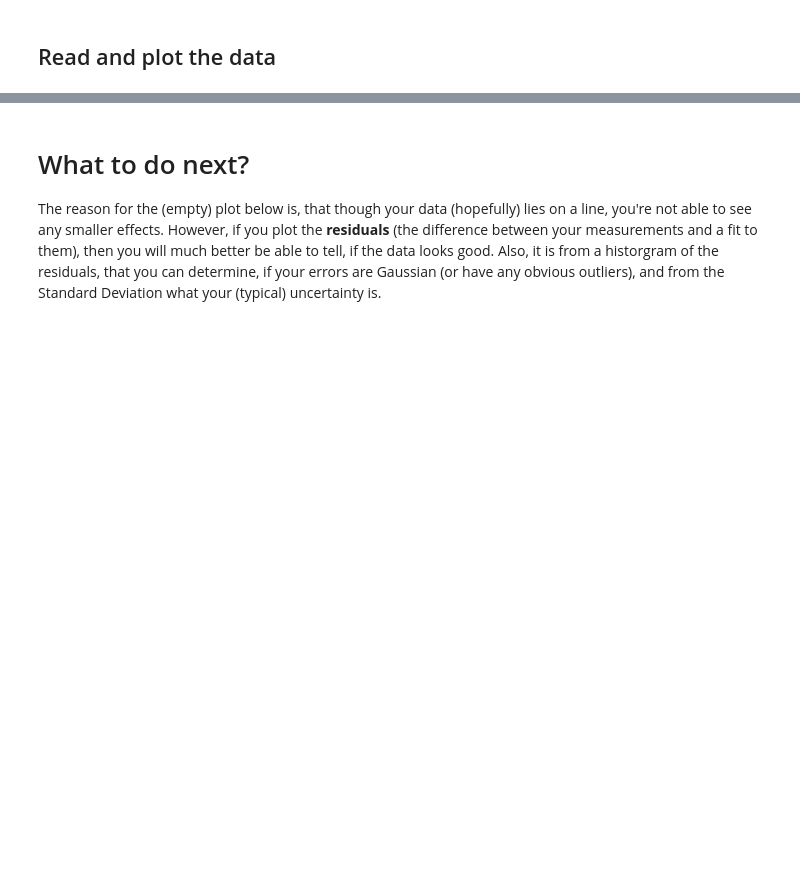
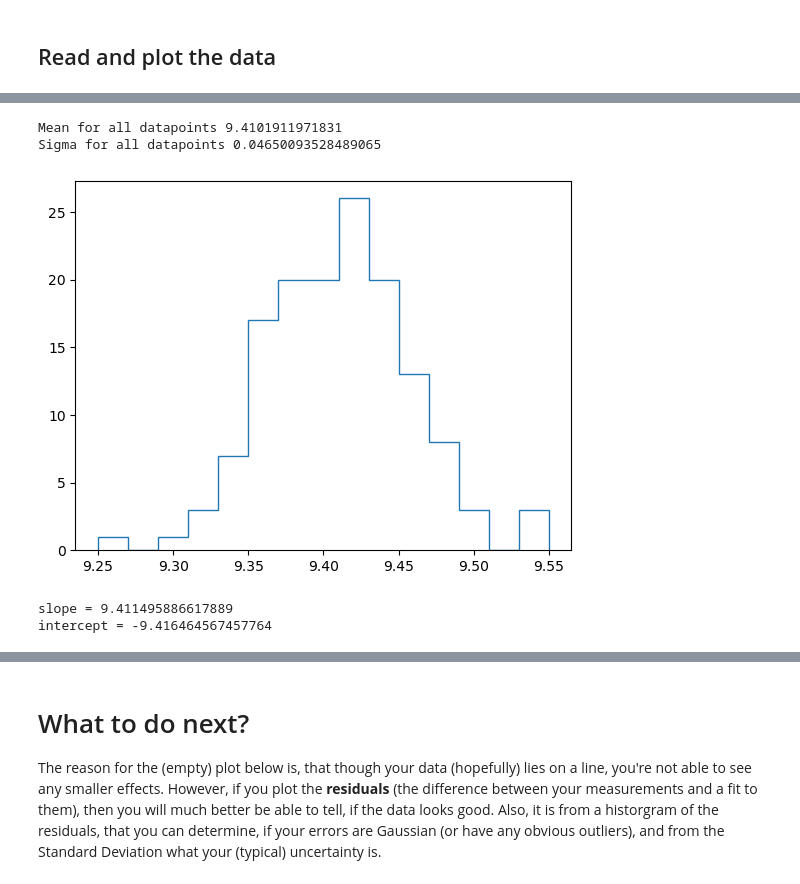
Before and after one commit to NikolajMunkKjaersgaard/Appstat-project, a Jupyter notebook: Project/Pendulum/pendulum_Sofie.ipynb, the cells around one changed output, grey strips where cells are left out. Saved outputs shown, nothing was run; the diff lists cells and outputs as text; code cells hidden in the pictures; blank space fills up the shorter version.

```diff
--- a/Project/Pendulum/pendulum_Sofie.ipynb
+++ b/Project/Pendulum/pendulum_Sofie.ipynb
@@ -19,0 +127,50 @@ def read_data(filename):
+# %%
+#investigate and find one sigma all for all datapoints
+N_bins=15
+xmin=9.25
+xmax=9.55
+fig, ax=plt.subplots()
+ax.hist(dt_all, bins=N_bins, range=(xmin, xmax), histtype='step', label='histogram' )
+
+mu_all=np.mean(dt_all)
+#sigma_all=np.std(dt_all)
+sigma_all=np.sqrt(1/(len(n_dt_all)) * np.sum((dt_all-mu_all)**2))
+print(f'Mean for all datapoints {mu_all}')
+print(f'Sigma for all datapoints {sigma_all}')
+
+
+#print(residuals)
+#print(len(residuals))
+#np.max(dt_all)
+
+#chi2 test to find sigma
+#def func_gaussian(x, N, mu, sigma) :
+ #   return N*norm.pdf(x, mu, sigma)
+
+#sy=np.srt(n_dt_all) #poisson approach probably not right
+#chi2_gaussian = cost.LeastSquares(x, y, sy, func_gaussian)
+#fit_gaussian = Minuit(chi2_gaussian, N=N_experiments, mu=Lambda, sigma=np.sqrt(Lambda)) #
+#mfit_gaussian.migrad();         # Perform the actual fit
+#Chi2_gau = mfit_gaussian.fval
+#Ndof_gau = len(x) - 3           # 3 parameters in fit
+#Prob_gau = stats.chi2.sf(Chi2_gau, Ndof_gau)
+#print(Ndof_gau)
+# %% [output]
+Mean for all datapoints 9.4101911971831
+Sigma for all datapoints 0.04650093528489065
+[figure, added]
+# %%
+#linear fit to find values
+#need fit values to find uncertainty from the gaussian distribution from distance between points and fit line
+
+# x and y are 1D numpy arrays
+m, b = np.polyfit(n_all, t_all, 1)
+
+print("slope =", m)
+print("intercept =", b)
+
+# predicted values
+y_fit = m * x + b
+# %% [output]
+slope = 9.411495886617889
+intercept = -9.416464567457764
```
Also changed, not shown: parts of 11 cells of this notebook, 3 other files.
